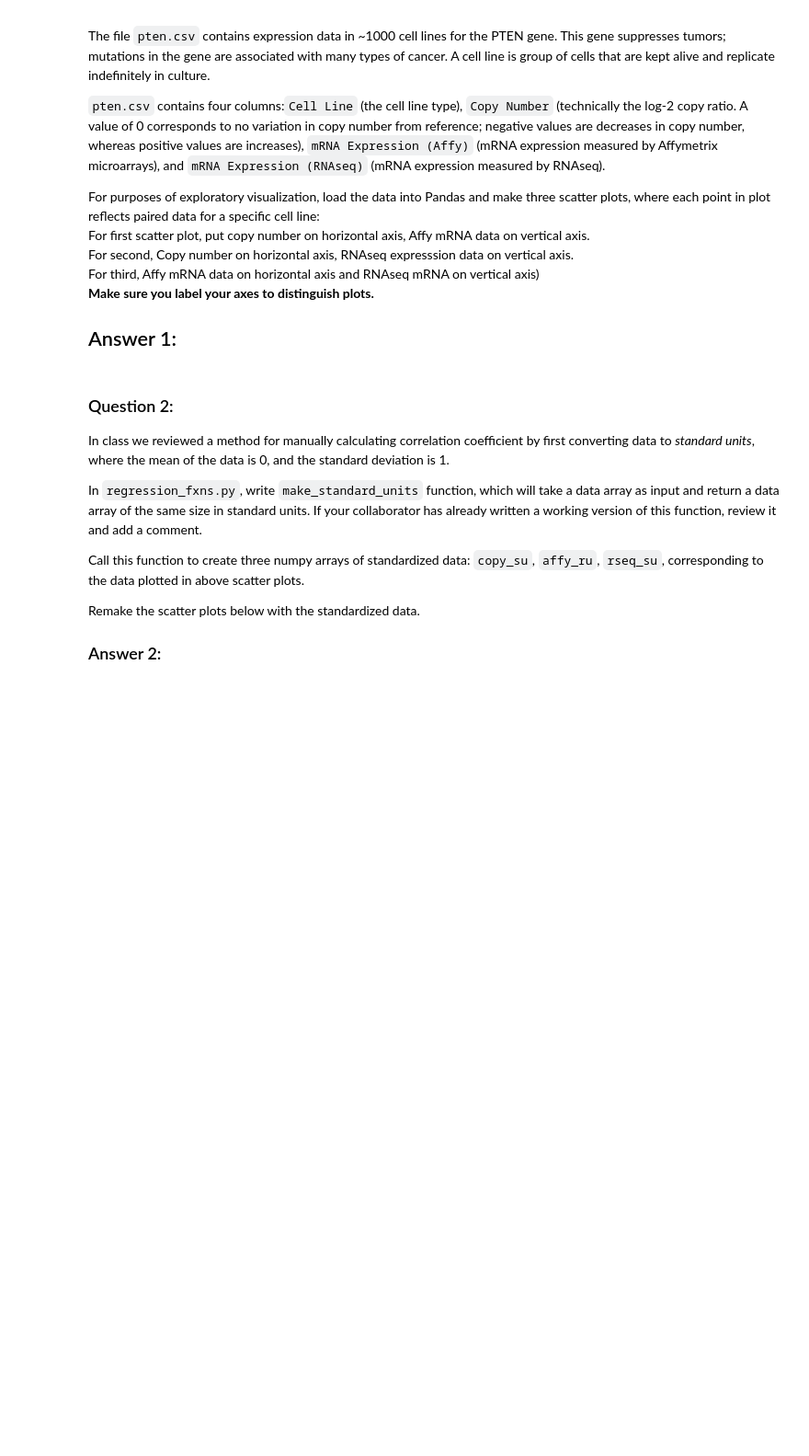
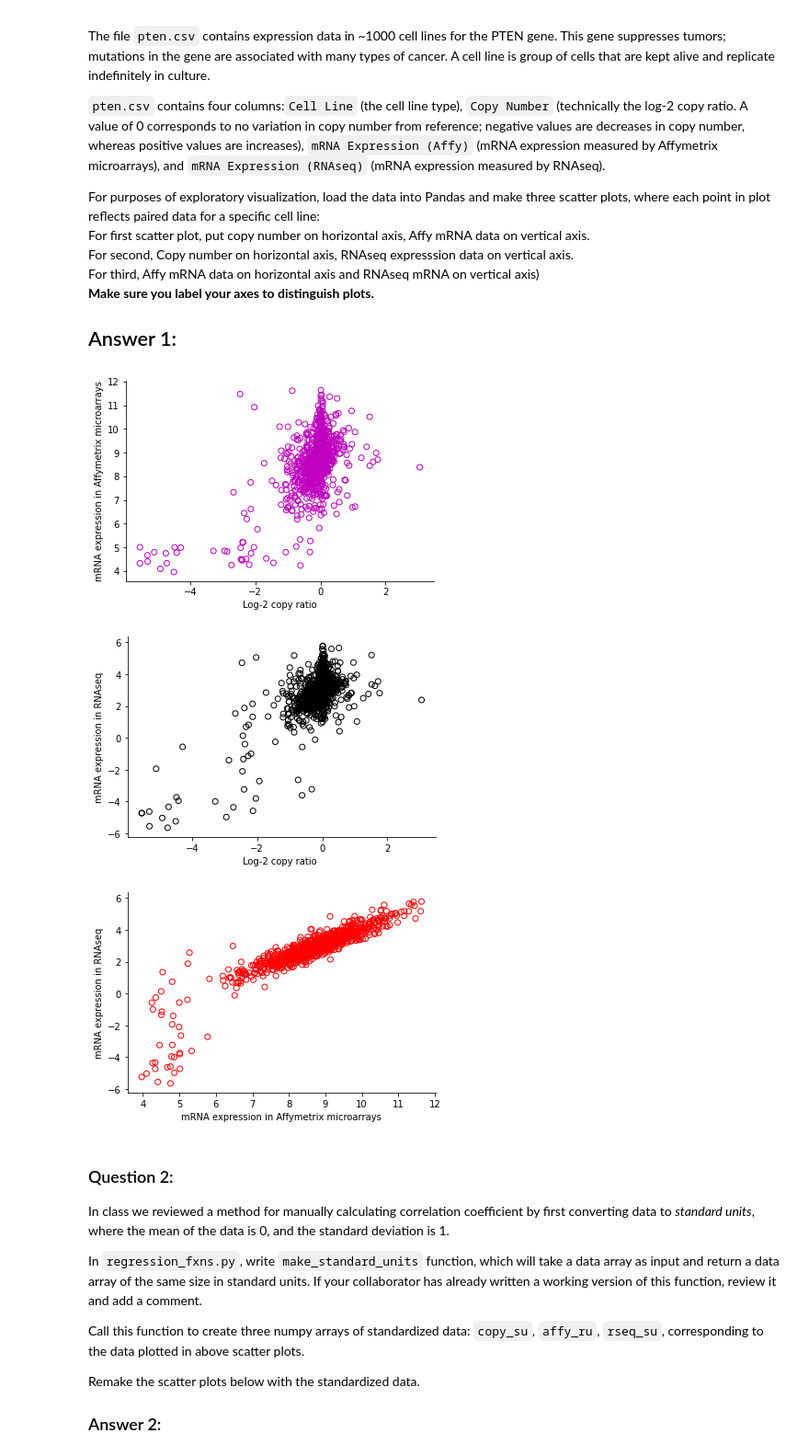
Before and after one commit to skylerhar1/Hw8-Skyler-riely-michael, a Jupyter notebook: hw08_white.ipynb, the cells around one changed output. Shown at 92% size. Drawn from its saved outputs; the diff is of its cells as text; code cells hidden in the pictures; blank space fills up the shorter version.

```diff
--- a/hw08_white.ipynb
+++ b/hw08_white.ipynb
@@ -43,3 +41,39 @@ For purposes of exploratory visualization, load the data into Pandas and make th
+# %%
+#Code for Answer 1
+filename='/home/whiteri/hw/hw08/pten/pten.csv'
+import pandas as pd
+df=pd.read_csv(filename)
+
+import numpy as np
+import matplotlib.pyplot as plt
+
+plt.figure()
+plt.scatter(df['Copy Number'],df['mRNA Expression (Affy)'],facecolors='none',edgecolors='m')
+plt.xlabel('Log-2 copy ratio')
+plt.ylabel('mRNA expression in Affymetrix microarrays')
+ax=plt.gca()
+ax.spines['top'].set_visible(False)
+ax.spines['right'].set_visible(False)
+
+plt.figure()
+plt.scatter(df['Copy Number'],df['mRNA Expression (RNAseq)'],facecolors='none',edgecolors='k')
+plt.xlabel('Log-2 copy ratio ')
+plt.ylabel('mRNA expression in RNAseq')
+ax=plt.gca()
+ax.spines['top'].set_visible(False)
+ax.spines['right'].set_visible(False)
+
+plt.figure()
+plt.scatter(df['mRNA Expression (Affy)'],df['mRNA Expression (RNAseq)'],facecolors='none',edgecolors='r')
+plt.xlabel('mRNA expression in Affymetrix microarrays')
+plt.ylabel('mRNA expression in RNAseq')
+ax=plt.gca()
+ax.spines['top'].set_visible(False)
+ax.spines['right'].set_visible(False)
+# %% [output]
+[figure, added]
+[figure, added]
+[figure, added]
 # %% [markdown]
 ### Question 2:
 In class we reviewed a method for manually calculating correlation coefficient by first converting data to *standard units*, where the mean of the data is 0, and the standard deviation is 1.
```
Also changed, not shown: parts of 3 cells of this notebook.
